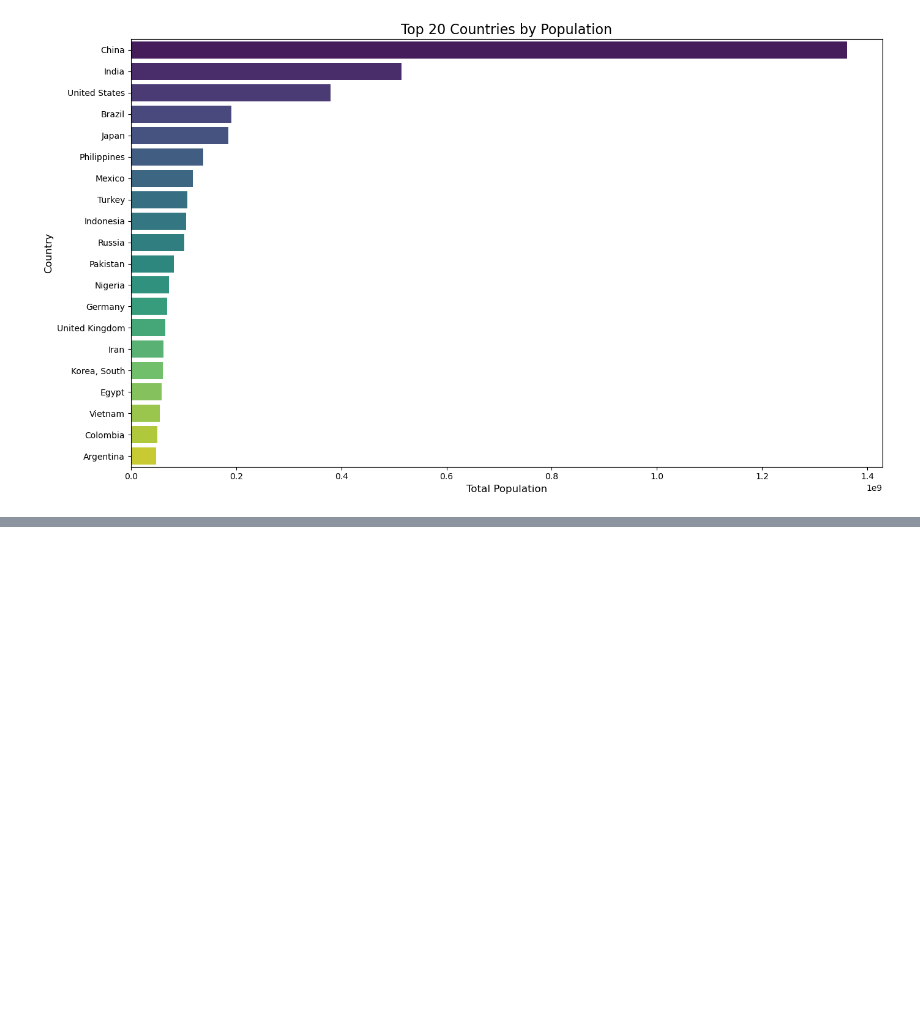
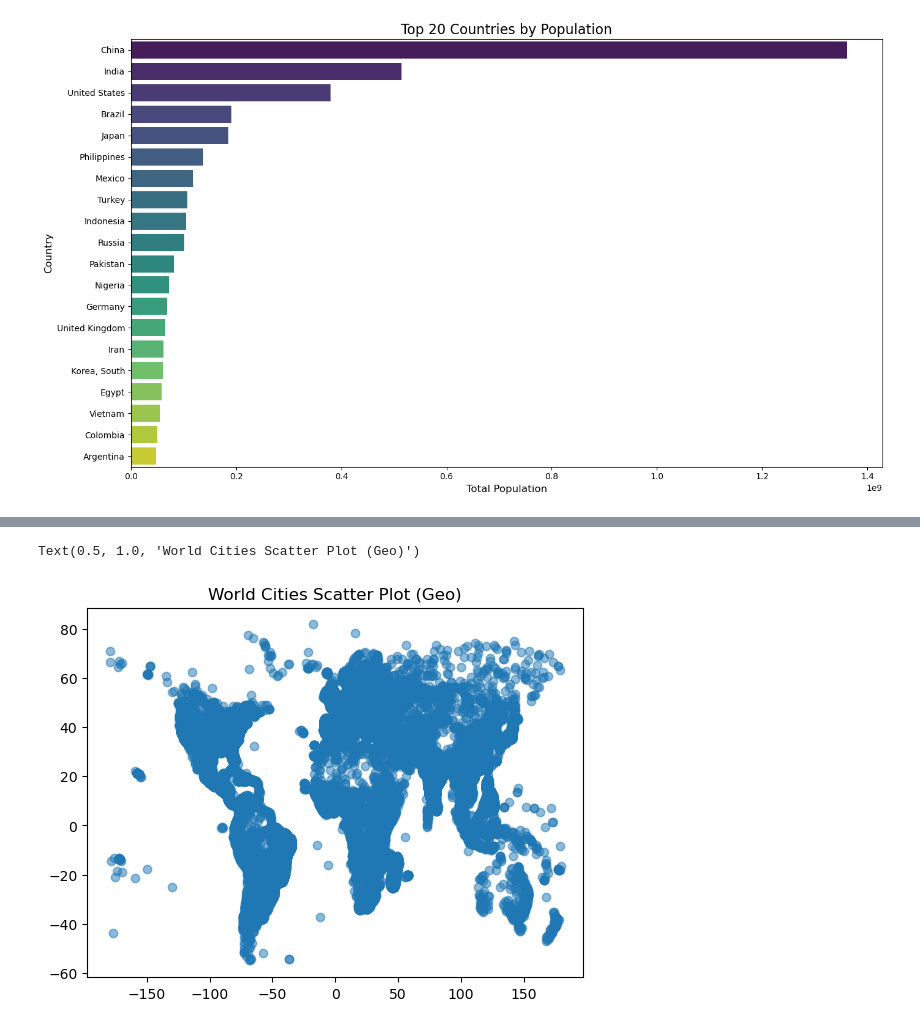
Before and after one commit to akhi-raj/world-cities-population-analysis, a Jupyter notebook: world-cities.ipynb, the cells around one changed output, grey strips where cells are left out. Saved outputs shown, nothing was run; the diff lists cells and outputs as text; code cells hidden in the pictures; blank space fills up the shorter version.

```diff
--- a/world-cities.ipynb
+++ b/world-cities.ipynb
@@ -146,0 +132,6 @@ Passing `palette` without assigning `hue` is deprecated and will be removed in v
+# %%
+plt.scatter(df['lng'], df['lat'], alpha=0.5)
+plt.title("World Cities Scatter Plot (Geo)")
+# %% [output]
+Text(0.5, 1.0, 'World Cities Scatter Plot (Geo)')
+[figure, added]
```
Also changed, not shown: parts of 12 cells of this notebook.
